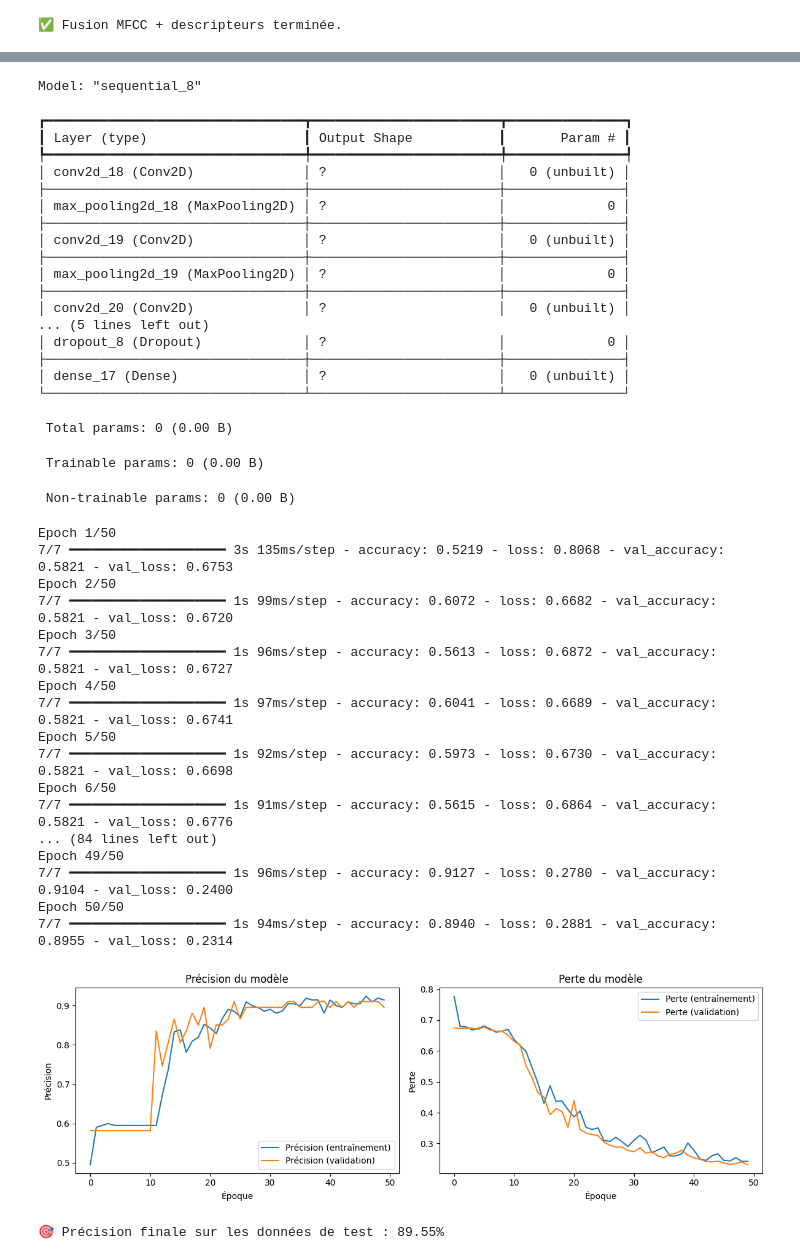
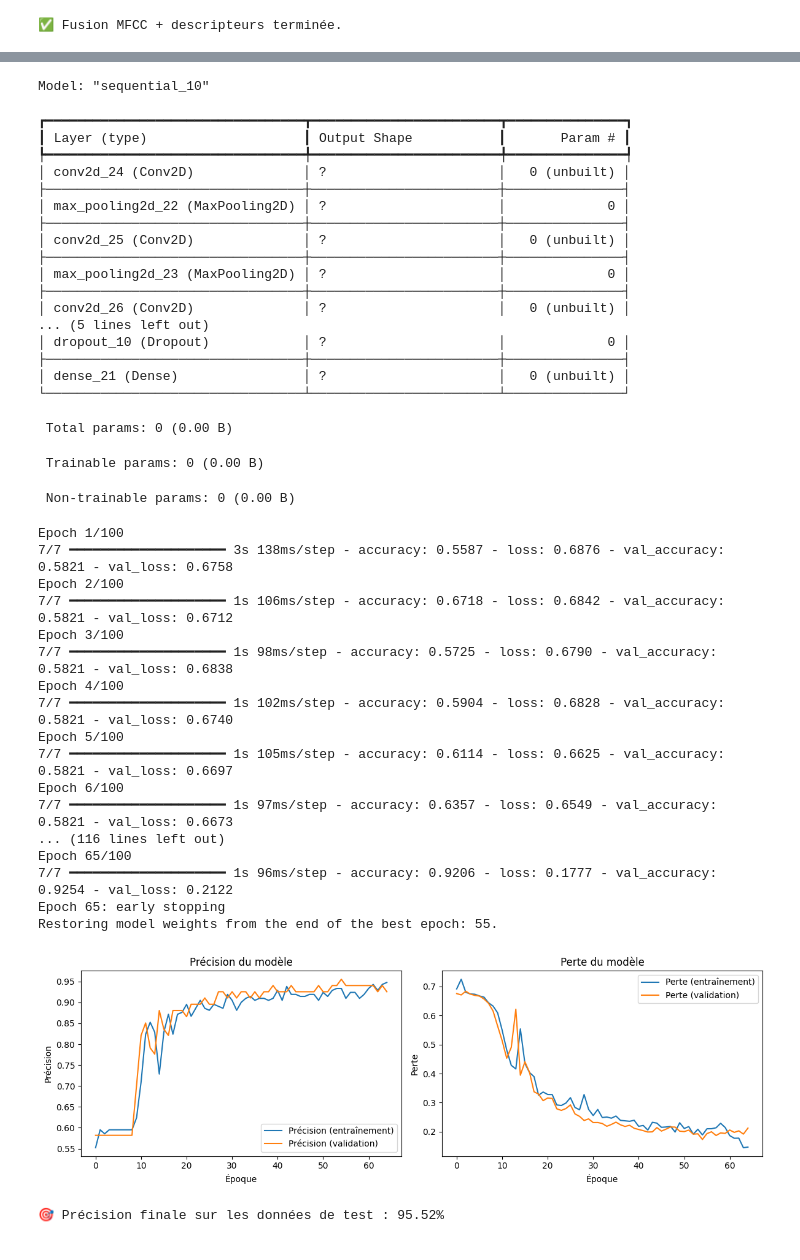
Before and after one commit to seb54/Doggy-and-Cat-adventure, a Jupyter notebook: classification_audio.ipynb, the cells around one changed output, grey strips where cells are left out. Cells and saved outputs as stored; diff of their text form; code cells hidden in the pictures.

```diff
--- a/classification_audio.ipynb
+++ b/classification_audio.ipynb
@@ -470,8 +472,15 @@ print("✅ Fusion MFCC + descripteurs terminée.")
 IMG_HEIGHT = 19
 IMG_WIDTH = 154
 BATCH_SIZE = 32
-EPOCHS = 50
+EPOCHS = 100
 CLASSES = ['cats', 'dogs']  # à adapter selon ton cas
+
+early_stop = EarlyStopping(
+    monitor='val_loss',       # ce qu'on surveille (tu peux aussi mettre 'val_accuracy')
+    patience=10,              # nombre d'époques sans amélioration avant arrêt
+    restore_best_weights=True, # on reprend les meilleurs poids atteints
+    verbose=1
+)
 
 # === GÉNÉRATEURS D'IMAGES ===
 datagen = ImageDataGenerator(rescale=1./255)
@@ -525,7 +534,8 @@ history = model.fit(
     train_generator,
     validation_data=val_generator,
     epochs=EPOCHS,
-    verbose=1
+    verbose=1,
+    callbacks=[early_stop]  # 👈 ici
 )
 
 # === COURBES DE PERFORMANCE ===
@@ -542,57 +552,57 @@ plt.legend()
 plt.subplot(1, 2, 2)
 plt.plot(history.history['loss'], label='Perte (entraînement)')
 plt.plot(history.history['val_loss'], label='Perte (validation)')
 plt.title('Perte du modèle')
 plt.xlabel('Époque')
 plt.ylabel('Perte')
 plt.legend()
 
 plt.tight_layout()
 plt.show()
 
 # === ÉVALUATION FINALE ===
 loss, acc = model.evaluate(val_generator, verbose=0)
 print(f"\n🎯 Précision finale sur les données de test : {acc:.2%}")
 # %% [output]
 Found 210 images belonging to 2 classes.
 Found 67 images belonging to 2 classes.
-Model: "sequential_8"
+Model: "sequential_10"
 ┏━━━━━━━━━━━━━━━━━━━━━━━━━━━━━━━━━┳━━━━━━━━━━━━━━━━━━━━━━━━┳━━━━━━━━━━━━━━━┓
 ┃ Layer (type)                    ┃ Output Shape           ┃       Param # ┃
 ┡━━━━━━━━━━━━━━━━━━━━━━━━━━━━━━━━━╇━━━━━━━━━━━━━━━━━━━━━━━━╇━━━━━━━━━━━━━━━┩
-│ conv2d_18 (Conv2D)              │ ?                      │   0 (unbuilt) │
+│ conv2d_24 (Conv2D)              │ ?                      │   0 (unbuilt) │
 ├─────────────────────────────────┼────────────────────────┼───────────────┤
-│ max_pooling2d_18 (MaxPooling2D) │ ?                      │             0 │
+│ max_pooling2d_22 (MaxPooling2D) │ ?                      │             0 │
 ├─────────────────────────────────┼────────────────────────┼───────────────┤
-│ conv2d_19 (Conv2D)              │ ?                      │   0 (unbuilt) │
+│ conv2d_25 (Conv2D)              │ ?                      │   0 (unbuilt) │
 ├─────────────────────────────────┼────────────────────────┼───────────────┤
-│ max_pooling2d_19 (MaxPooling2D) │ ?                      │             0 │
+│ max_pooling2d_23 (MaxPooling2D) │ ?                      │             0 │
 ├─────────────────────────────────┼────────────────────────┼───────────────┤
-│ conv2d_20 (Conv2D)              │ ?                      │   0 (unbuilt) │
+│ conv2d_26 (Conv2D)              │ ?                      │   0 (unbuilt) │
 ... (5 lines left out)
-│ dropout_8 (Dropout)             │ ?                      │             0 │
+│ dropout_10 (Dropout)            │ ?                      │             0 │
 ├─────────────────────────────────┼────────────────────────┼───────────────┤
-│ dense_17 (Dense)                │ ?                      │   0 (unbuilt) │
+│ dense_21 (Dense)                │ ?                      │   0 (unbuilt) │
 └─────────────────────────────────┴────────────────────────┴───────────────┘
  Total params: 0 (0.00 B)
  Trainable params: 0 (0.00 B)
  Non-trainable params: 0 (0.00 B)
-Epoch 1/50
-7/7 ━━━━━━━━━━━━━━━━━━━━ 3s 135ms/step - accuracy: 0.5219 - loss: 0.8068 - val_accuracy: 0.5821 - val_loss: 0.6753
-Epoch 2/50
-7/7 ━━━━━━━━━━━━━━━━━━━━ 1s 99ms/step - accuracy: 0.6072 - loss: 0.6682 - val_accuracy: 0.5821 - val_loss: 0.6720
-Epoch 3/50
-7/7 ━━━━━━━━━━━━━━━━━━━━ 1s 96ms/step - accuracy: 0.5613 - loss: 0.6872 - val_accuracy: 0.5821 - val_loss: 0.6727
-Epoch 4/50
-7/7 ━━━━━━━━━━━━━━━━━━━━ 1s 97ms/step - accuracy: 0.6041 - loss: 0.6689 - val_accuracy: 0.5821 - val_loss: 0.6741
-Epoch 5/50
-7/7 ━━━━━━━━━━━━━━━━━━━━ 1s 92ms/step - accuracy: 0.5973 - loss: 0.6730 - val_accuracy: 0.5821 - val_loss: 0.6698
-Epoch 6/50
-7/7 ━━━━━━━━━━━━━━━━━━━━ 1s 91ms/step - accuracy: 0.5615 - loss: 0.6864 - val_accuracy: 0.5821 - val_loss: 0.6776
-... (84 lines left out)
-Epoch 49/50
-7/7 ━━━━━━━━━━━━━━━━━━━━ 1s 96ms/step - accuracy: 0.9127 - loss: 0.2780 - val_accuracy: 0.9104 - val_loss: 0.2400
-Epoch 50/50
-7/7 ━━━━━━━━━━━━━━━━━━━━ 1s 94ms/step - accuracy: 0.8940 - loss: 0.2881 - val_accuracy: 0.8955 - val_loss: 0.2314
+Epoch 1/100
+7/7 ━━━━━━━━━━━━━━━━━━━━ 3s 138ms/step - accuracy: 0.5587 - loss: 0.6876 - val_accuracy: 0.5821 - val_loss: 0.6758
+Epoch 2/100
+7/7 ━━━━━━━━━━━━━━━━━━━━ 1s 106ms/step - accuracy: 0.6718 - loss: 0.6842 - val_accuracy: 0.5821 - val_loss: 0.6712
+Epoch 3/100
+7/7 ━━━━━━━━━━━━━━━━━━━━ 1s 98ms/step - accuracy: 0.5725 - loss: 0.6790 - val_accuracy: 0.5821 - val_loss: 0.6838
+Epoch 4/100
+7/7 ━━━━━━━━━━━━━━━━━━━━ 1s 102ms/step - accuracy: 0.5904 - loss: 0.6828 - val_accuracy: 0.5821 - val_loss: 0.6740
+Epoch 5/100
+7/7 ━━━━━━━━━━━━━━━━━━━━ 1s 105ms/step - accuracy: 0.6114 - loss: 0.6625 - val_accuracy: 0.5821 - val_loss: 0.6697
+Epoch 6/100
+7/7 ━━━━━━━━━━━━━━━━━━━━ 1s 97ms/step - accuracy: 0.6357 - loss: 0.6549 - val_accuracy: 0.5821 - val_loss: 0.6673
+... (116 lines left out)
+Epoch 65/100
+7/7 ━━━━━━━━━━━━━━━━━━━━ 1s 96ms/step - accuracy: 0.9206 - loss: 0.1777 - val_accuracy: 0.9254 - val_loss: 0.2122
+Epoch 65: early stopping
+Restoring model weights from the end of the best epoch: 55.
-[figure, old version]
+[figure, new version]
-🎯 Précision finale sur les données de test : 89.55%
+🎯 Précision finale sur les données de test : 95.52%
```
Also changed, not shown: parts of 1 cell of this notebook.
